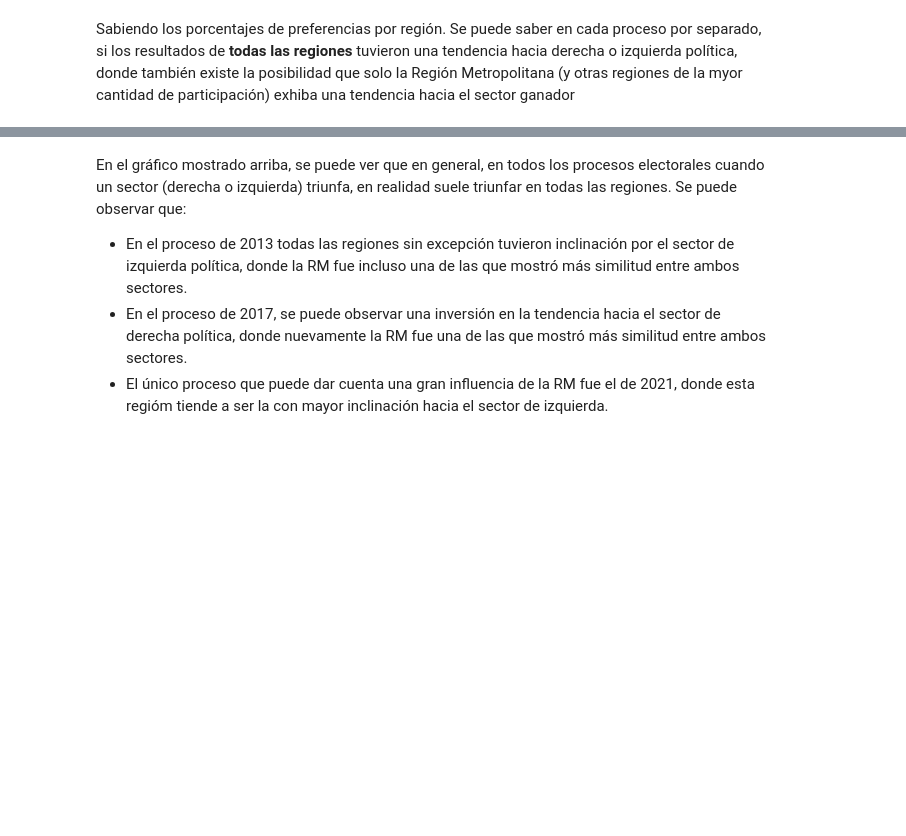
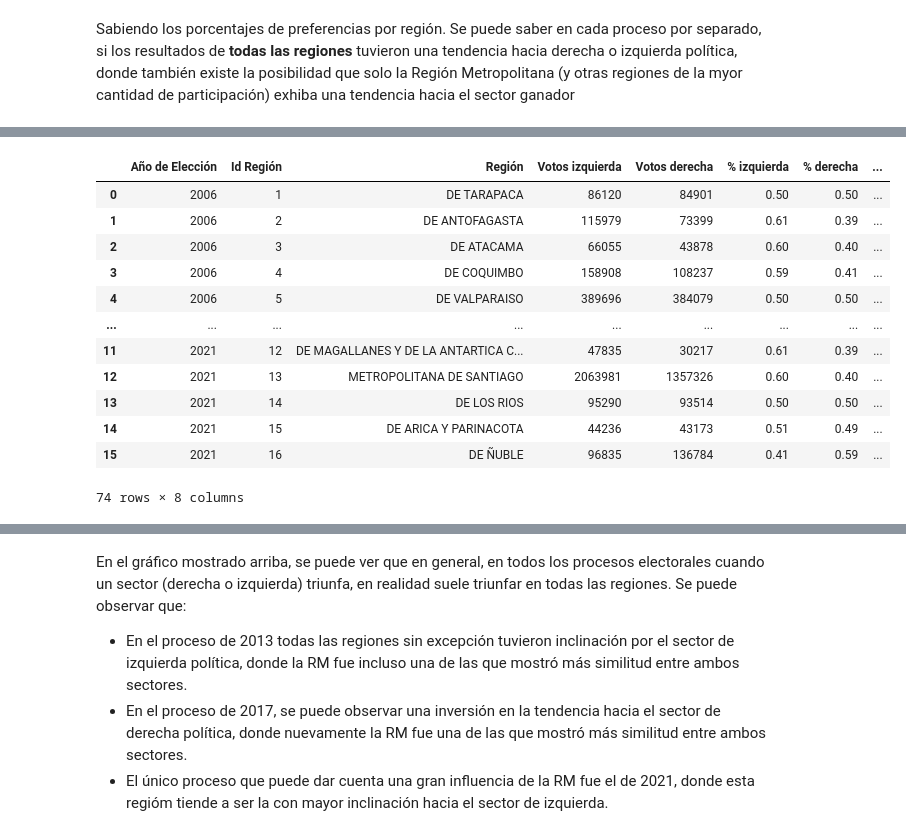
Before and after one commit to DiegoLeonG96/VisInfo_T4, a Jupyter notebook: Ideando_historia.ipynb, the cells around one changed output, grey strips where cells are left out. Saved outputs shown, nothing was run; the diff lists cells and outputs as text; code cells hidden in the pictures; blank space fills up the shorter version.

```diff
--- a/Ideando_historia.ipynb
+++ b/Ideando_historia.ipynb
@@ -181,0 +184,16 @@ fig.tight_layout()
+# %%
+data_agg
+# %% [output]
+|  | Año de Elección | Id Región | Región | Votos izquierda | Votos derecha | % izquierda | % derecha | ... |
+| 0 | 2006 | 1 | DE TARAPACA | 86120 | 84901 | 0.50 | 0.50 | ... |
+| 1 | 2006 | 2 | DE ANTOFAGASTA | 115979 | 73399 | 0.61 | 0.39 | ... |
+| 2 | 2006 | 3 | DE ATACAMA | 66055 | 43878 | 0.60 | 0.40 | ... |
+| 3 | 2006 | 4 | DE COQUIMBO | 158908 | 108237 | 0.59 | 0.41 | ... |
+| 4 | 2006 | 5 | DE VALPARAISO | 389696 | 384079 | 0.50 | 0.50 | ... |
+| ... | ... | ... | ... | ... | ... | ... | ... | ... |
+| 11 | 2021 | 12 | DE MAGALLANES Y DE LA ANTARTICA C... | 47835 | 30217 | 0.61 | 0.39 | ... |
+| 12 | 2021 | 13 | METROPOLITANA DE SANTIAGO | 2063981 | 1357326 | 0.60 | 0.40 | ... |
+| 13 | 2021 | 14 | DE LOS RIOS | 95290 | 93514 | 0.50 | 0.50 | ... |
+| 14 | 2021 | 15 | DE ARICA Y PARINACOTA | 44236 | 43173 | 0.51 | 0.49 | ... |
+| 15 | 2021 | 16 | DE ÑUBLE | 96835 | 136784 | 0.41 | 0.59 | ... |
+74 rows × 8 columns
```
Also changed, not shown: parts of 2 cells of this notebook.
